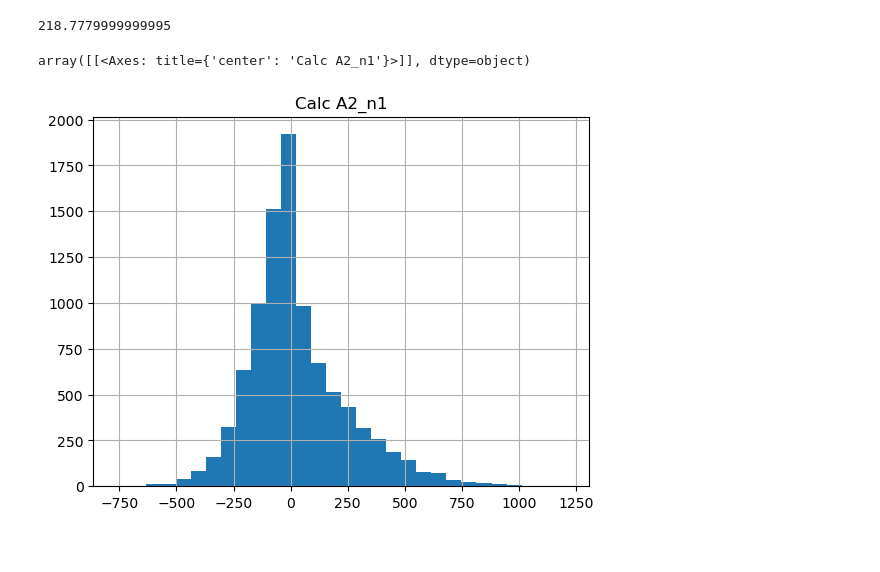
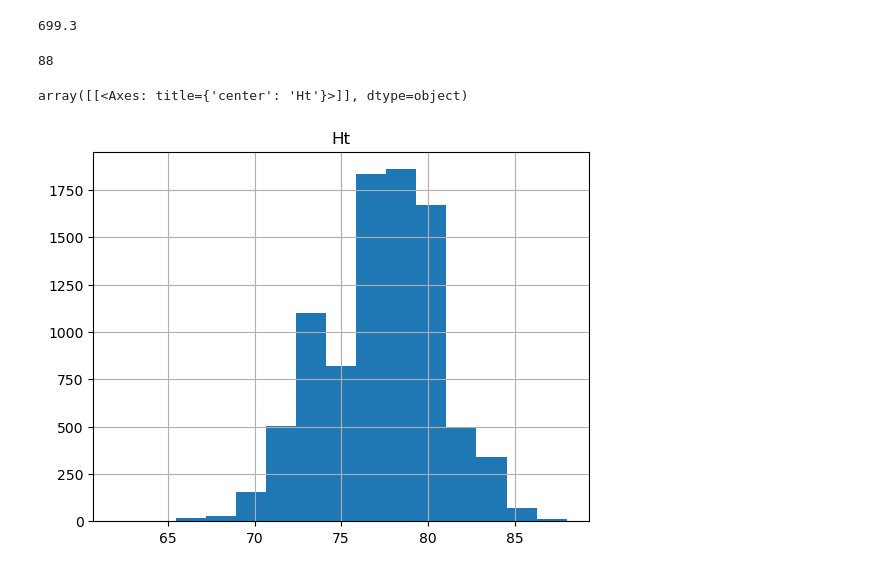
Before and after one commit to zainhoda1/Capstone-project, a Jupyter notebook: Analysis files/NEW_MODEL EXECUTION.ipynb, the cells around one changed output. Saved outputs shown, nothing was run; the diff lists cells and outputs as text; code cells hidden in the pictures.

```diff
--- a/Analysis files/NEW_MODEL EXECUTION.ipynb
+++ b/Analysis files/NEW_MODEL EXECUTION.ipynb
@@ -216,14 +215,18 @@ principalDf.head(10)
 # pd.set_option('display.max_rows', None)
 # loadings
 # %%
-df['Calc A2_n1'].quantile(0.83)
+df[column_to_test].quantile(0.4)
 # %% [output]
-218.7779999999995
+699.3
+# %%
+df['Ht'].max()
+# %% [output]
+88
 # %%
-df.hist('Calc A2_n1', bins=30)
+df.hist('Ht', bins=15)
 # %% [output]
-array([[<Axes: title={'center': 'Calc A2_n1'}>]], dtype=object)
+array([[<Axes: title={'center': 'Ht'}>]], dtype=object)
-[figure, old version]
+[figure, new version]
 # %%
 from sklearn.ensemble import RandomForestClassifier
 from sklearn.naive_bayes import GaussianNB
```
Also changed, not shown: parts of 6 cells of this notebook.
